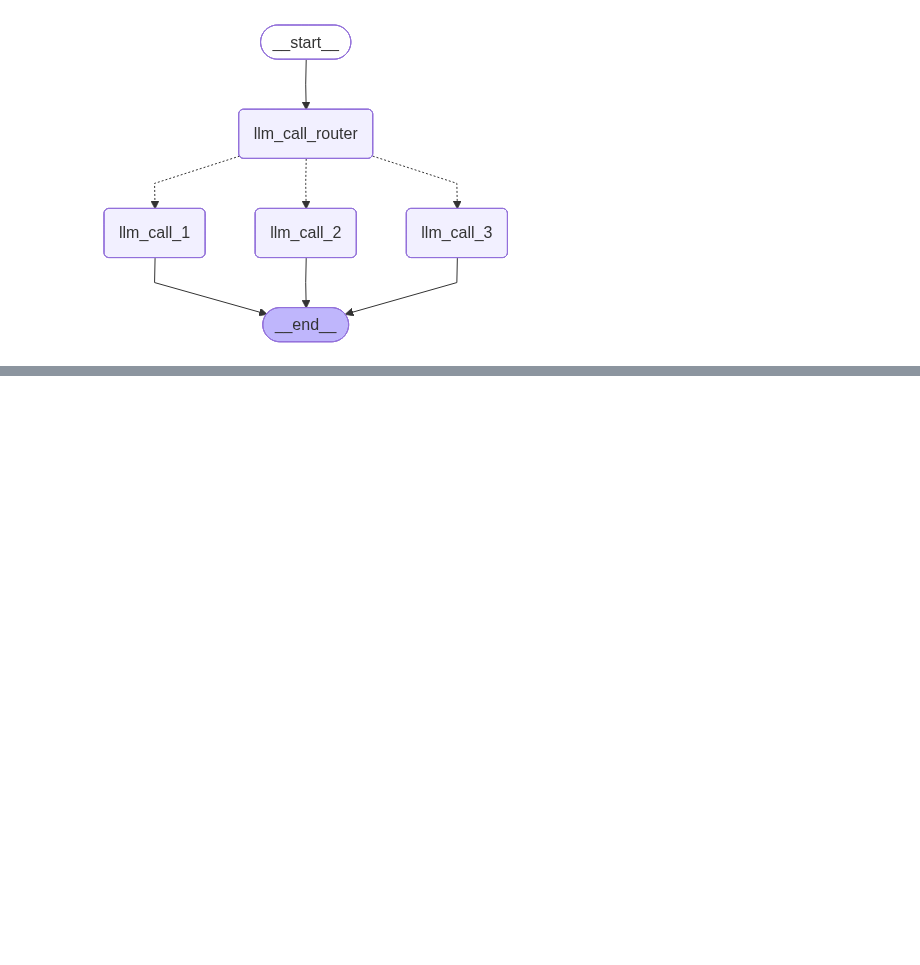
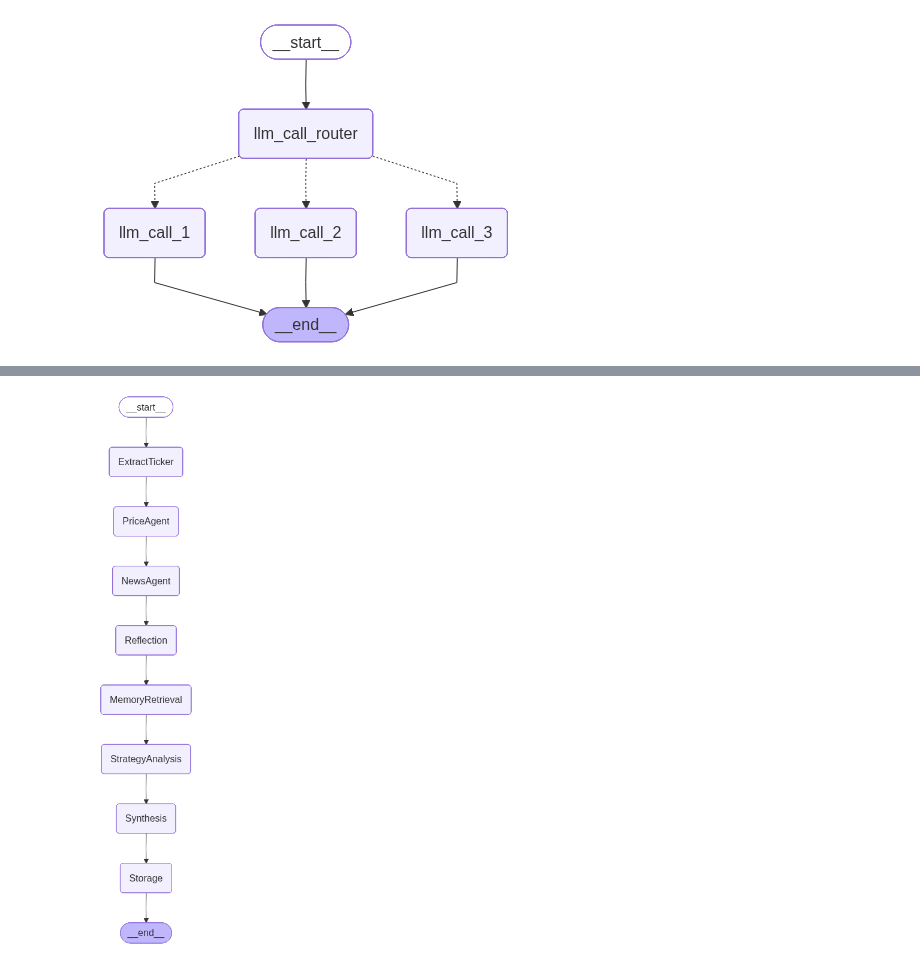
Before and after one commit to caxios/finAgentEx, a Jupyter notebook: test.ipynb, the cells around one changed output, grey strips where cells are left out. Drawn from its saved outputs; the diff is of its cells as text; code cells hidden in the pictures; blank space fills up the shorter version.

```diff
--- a/test.ipynb
+++ b/test.ipynb
@@ -284,0 +287,4 @@ Because he wanted to keep an eye on the mouse!
+# %%
+display(Image(graph.get_graph().draw_mermaid_png()))
+# %% [output]
+[figure, added]
```
Also changed, not shown: parts of 5 cells of this notebook, 12 other files.
